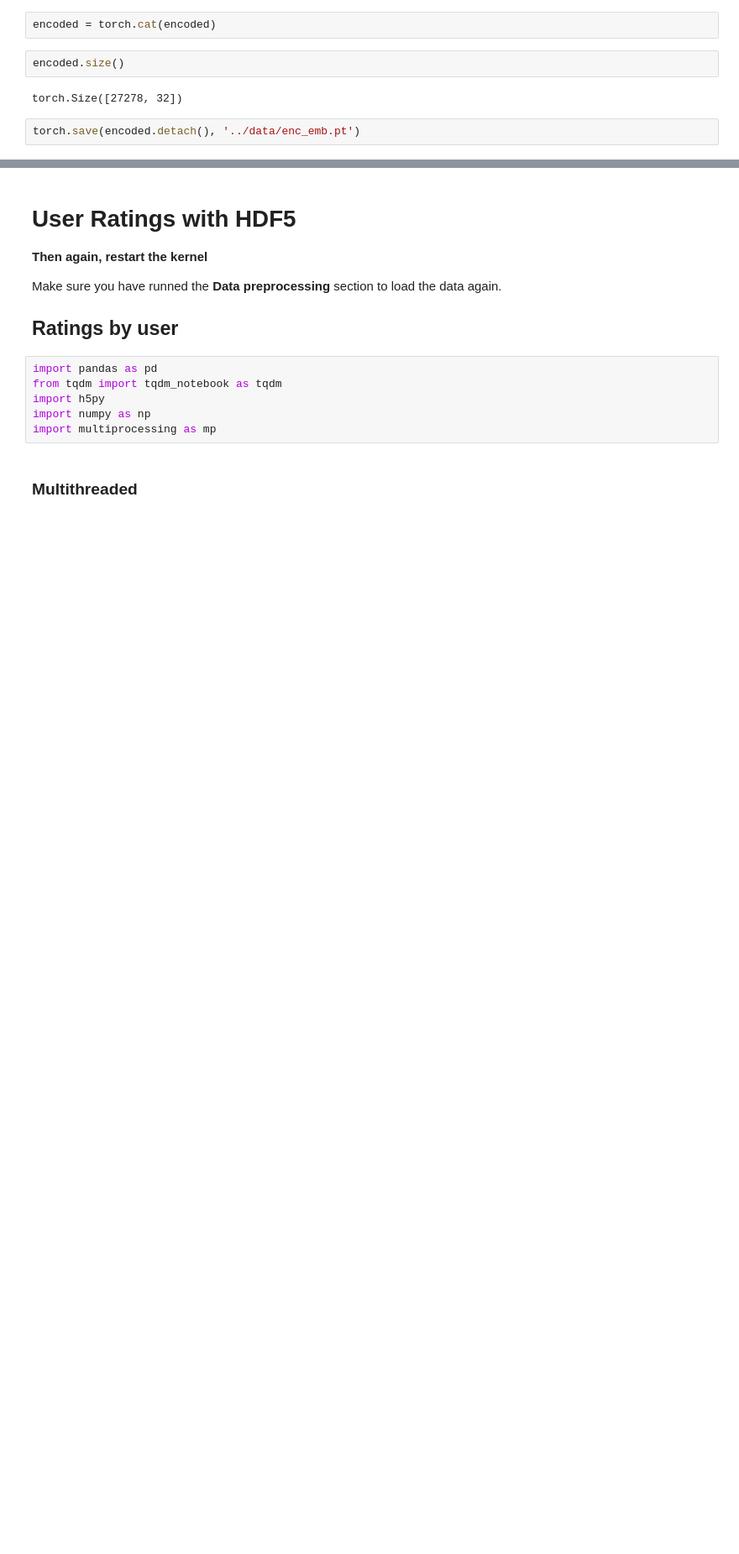
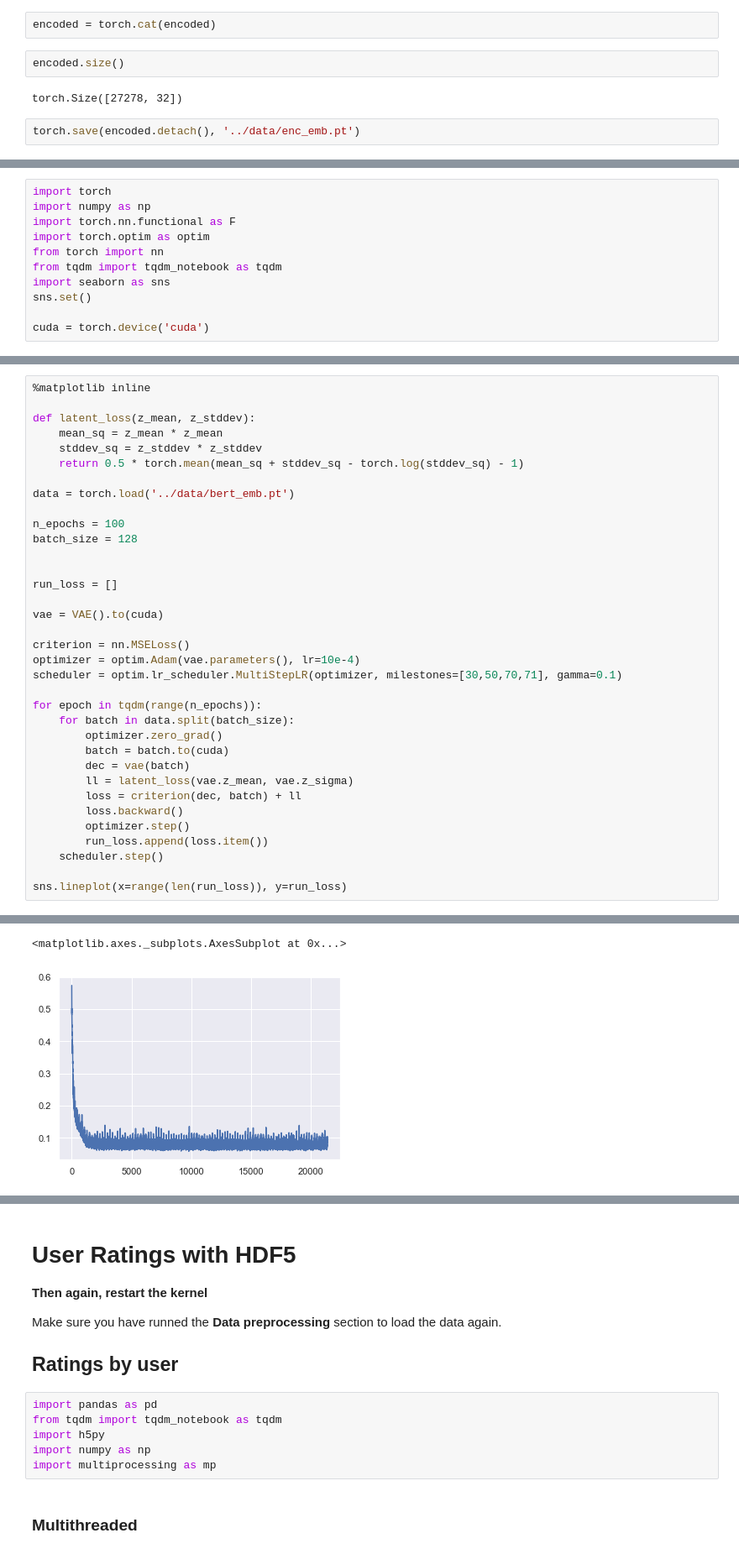
Before and after one commit to awarebayes/RecNN, a Jupyter notebook: notes/1. Data Preprocessing.ipynb, the cells around one changed output, grey strips where cells are left out. Shown at 84% size. Saved outputs shown, nothing was run; the diff lists cells and outputs as text; blank space fills up the shorter version.

```diff
--- a/notes/1. Data Preprocessing.ipynb
+++ b/notes/1. Data Preprocessing.ipynb
@@ -226,0 +230,11 @@ torch.save(encoded.detach(), '../data/enc_emb.pt')
+# %%
+import torch
+import numpy as np
+import torch.nn.functional as F
+import torch.optim as optim
+from torch import nn
+from tqdm import tqdm_notebook as tqdm
+import seaborn as sns
+sns.set()
+
+cuda = torch.device('cuda')
@@ -226,0 +309,36 @@ torch.save(encoded.detach(), '../data/enc_emb.pt')
+# %%
+%matplotlib inline
+
+def latent_loss(z_mean, z_stddev):
+    mean_sq = z_mean * z_mean
+    stddev_sq = z_stddev * z_stddev
+    return 0.5 * torch.mean(mean_sq + stddev_sq - torch.log(stddev_sq) - 1)
+
+data = torch.load('../data/bert_emb.pt')
+
+n_epochs = 100
+batch_size = 128
+
+
+run_loss = []
+
+vae = VAE().to(cuda)
+
+criterion = nn.MSELoss()
+optimizer = optim.Adam(vae.parameters(), lr=10e-4)
+scheduler = optim.lr_scheduler.MultiStepLR(optimizer, milestones=[30,50,70,71], gamma=0.1)
+
+for epoch in tqdm(range(n_epochs)):
+    for batch in data.split(batch_size):
+        optimizer.zero_grad()
+        batch = batch.to(cuda)
+        dec = vae(batch)
+        ll = latent_loss(vae.z_mean, vae.z_sigma)
+        loss = criterion(dec, batch) + ll
+        loss.backward()
+        optimizer.step()
+        run_loss.append(loss.item())
+    scheduler.step()
+
+sns.lineplot(x=range(len(run_loss)), y=run_loss)
+# %% [output]
@@ -226,0 +346,2 @@ torch.save(encoded.detach(), '../data/enc_emb.pt')
+<matplotlib.axes._subplots.AxesSubplot at 0x...>
+[figure, added]
```
Also changed, not shown: parts of 13 cells of this notebook, 2 other files.
